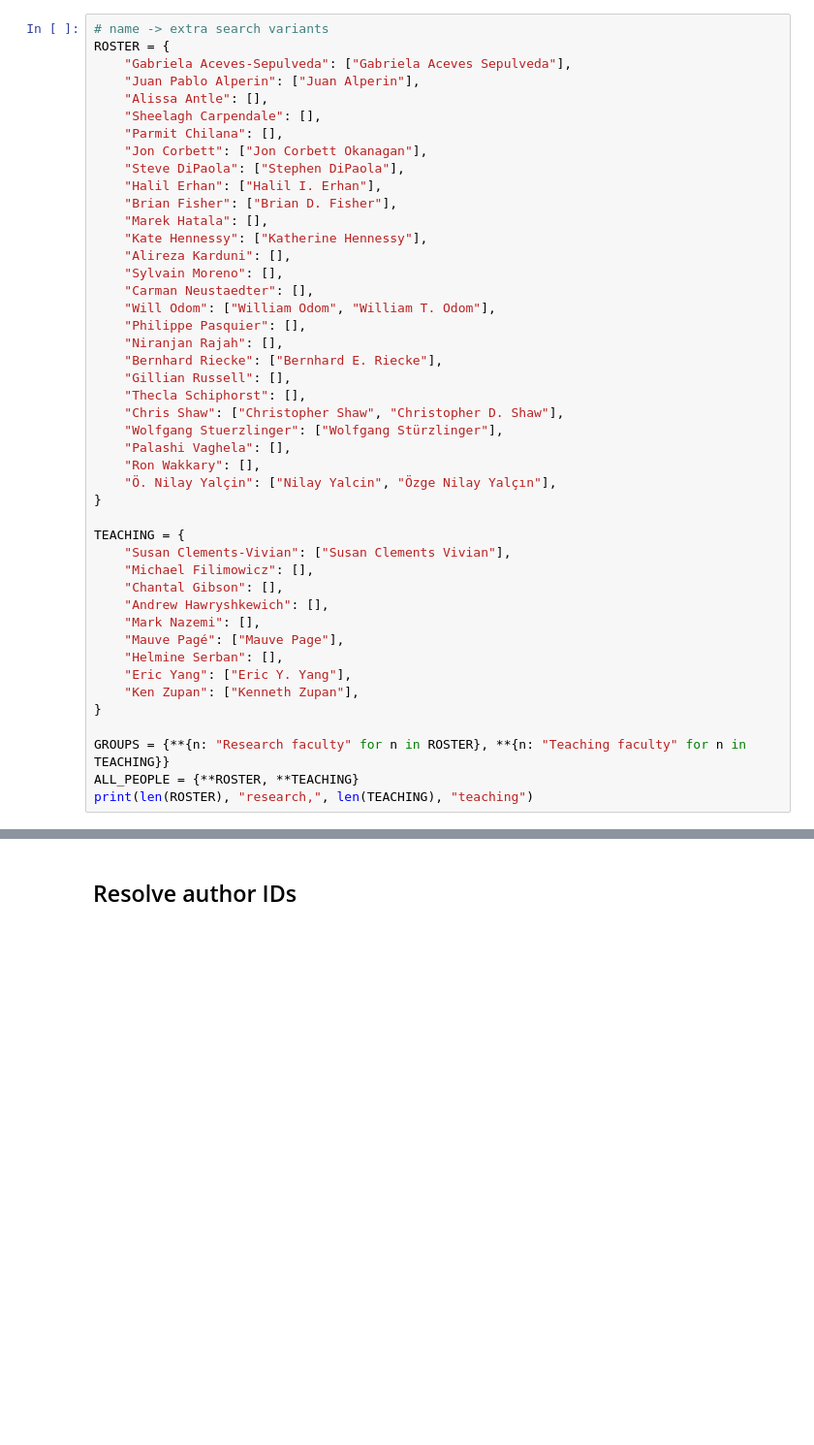
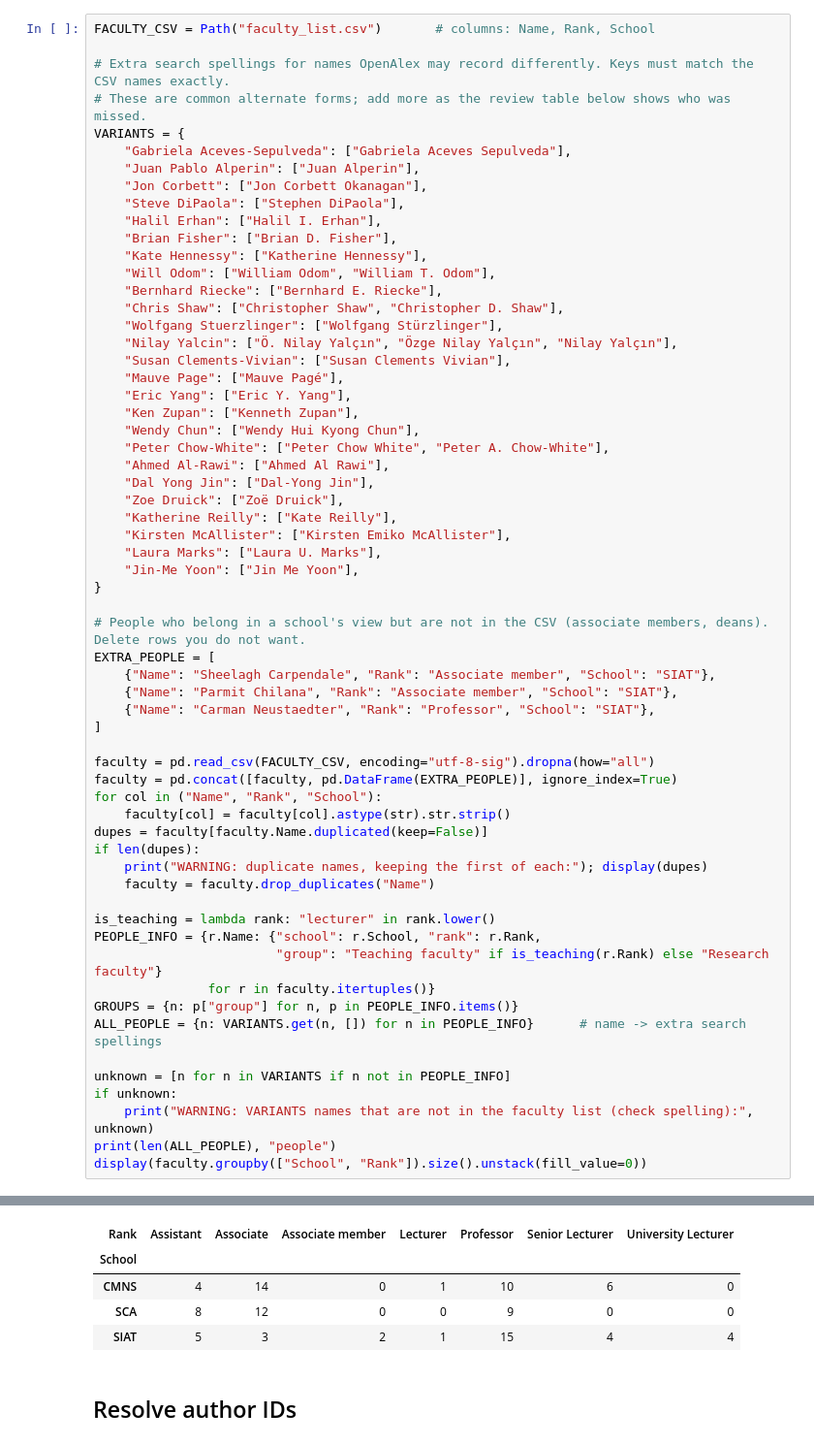
Before and after one commit to ScholCommLab/sfucollab, a Jupyter notebook: siat_collect.ipynb, the cells around one changed output, grey strips where cells are left out. Shown at 97% size. Saved outputs shown, nothing was run; the diff lists cells and outputs as text; blank space fills up the shorter version.

```diff
--- a/siat_collect.ipynb
+++ b/siat_collect.ipynb
@@ -73,48 +75,64 @@ budget()
    'semantic': 10,
    'text': 100}}}
 # %%
-# name -> extra search variants
-ROSTER = {
+FACULTY_CSV = Path("faculty_list.csv")       # columns: Name, Rank, School
+
+# Extra search spellings for names OpenAlex may record differently. Keys must match the CSV names exactly.
+# These are common alternate forms; add more as the review table below shows who was missed.
+VARIANTS = {
     "Gabriela Aceves-Sepulveda": ["Gabriela Aceves Sepulveda"],
     "Juan Pablo Alperin": ["Juan Alperin"],
-    "Alissa Antle": [],
-    "Sheelagh Carpendale": [],
-    "Parmit Chilana": [],
     "Jon Corbett": ["Jon Corbett Okanagan"],
     "Steve DiPaola": ["Stephen DiPaola"],
     "Halil Erhan": ["Halil I. Erhan"],
     "Brian Fisher": ["Brian D. Fisher"],
-    "Marek Hatala": [],
     "Kate Hennessy": ["Katherine Hennessy"],
-    "Alireza Karduni": [],
-    "Sylvain Moreno": [],
-    "Carman Neustaedter": [],
     "Will Odom": ["William Odom", "William T. Odom"],
-    "Philippe Pasquier": [],
-    "Niranjan Rajah": [],
     "Bernhard Riecke": ["Bernhard E. Riecke"],
-    "Gillian Russell": [],
-    "Thecla Schiphorst": [],
     "Chris Shaw": ["Christopher Shaw", "Christopher D. Shaw"],
     "Wolfgang Stuerzlinger": ["Wolfgang Stürzlinger"],
-    "Palashi Vaghela": [],
-    "Ron Wakkary": [],
-    "Ö. Nilay Yalçin": ["Nilay Yalcin", "Özge Nilay Yalçın"],
+    "Nilay Yalcin": ["Ö. Nilay Yalçın", "Özge Nilay Yalçın", "Nilay Yalçın"],
+    "Susan Clements-Vivian": ["Susan Clements Vivian"],
+    "Mauve Page": ["Mauve Pagé"],
+    "Eric Yang": ["Eric Y. Yang"],
+    "Ken Zupan": ["Kenneth Zupan"],
+    "Wendy Chun": ["Wendy Hui Kyong Chun"],
+    "Peter Chow-White": ["Peter Chow White", "Peter A. Chow-White"],
+    "Ahmed Al-Rawi": ["Ahmed Al Rawi"],
+    "Dal Yong Jin": ["Dal-Yong Jin"],
+    "Zoe Druick": ["Zoë Druick"],
+    "Katherine Reilly": ["Kate Reilly"],
+    "Kirsten McAllister": ["Kirsten Emiko McAllister"],
+    "Laura Marks": ["Laura U. Marks"],
+    "Jin-Me Yoon": ["Jin Me Yoon"],
 }
 
-TEACHING = {
-    "Susan Clements-Vivian": ["Susan Clements Vivian"],
-    "Michael Filimowicz": [],
-    "Chantal Gibson": [],
-    "Andrew Hawryshkewich": [],
-    "Mark Nazemi": [],
-    "Mauve Pagé": ["Mauve Page"],
-    "Helmine Serban": [],
-    "Eric Yang": ["Eric Y. Yang"],
-    "Ken Zupan": ["Kenneth Zupan"],
-}
+# People who belong in a school's view but are not in the CSV (associate members, deans). Delete rows you do not want.
+EXTRA_PEOPLE = [
+    {"Name": "Sheelagh Carpendale", "Rank": "Associate member", "School": "SIAT"},
+    {"Name": "Parmit Chilana", "Rank": "Associate member", "School": "SIAT"},
+    {"Name": "Carman Neustaedter", "Rank": "Professor", "School": "SIAT"},
+]
 
-GROUPS = {**{n: "Research faculty" for n in ROSTER}, **{n: "Teaching faculty" for n in TEACHING}}
-ALL_PEOPLE = {**ROSTER, **TEACHING}
-print(len(ROSTER), "research,", len(TEACHING), "teaching")
+faculty = pd.read_csv(FACULTY_CSV, encoding="utf-8-sig").dropna(how="all")
+faculty = pd.concat([faculty, pd.DataFrame(EXTRA_PEOPLE)], ignore_index=True)
+for col in ("Name", "Rank", "School"):
+    faculty[col] = faculty[col].astype(str).str.strip()
+dupes = faculty[faculty.Name.duplicated(keep=False)]
+if len(dupes):
+    print("WARNING: duplicate names, keeping the first of each:"); display(dupes)
+    faculty = faculty.drop_duplicates("Name")
+
+is_teaching = lambda rank: "lecturer" in rank.lower()
+PEOPLE_INFO = {r.Name: {"school": r.School, "rank": r.Rank,
+                        "group": "Teaching faculty" if is_teaching(r.Rank) else "Research faculty"}
+               for r in faculty.itertuples()}
+GROUPS = {n: p["group"] for n, p in PEOPLE_INFO.items()}
+ALL_PEOPLE = {n: VARIANTS.get(n, []) for n in PEOPLE_INFO}      # name -> extra search spellings
+
+unknown = [n for n in VARIANTS if n not in PEOPLE_INFO]
+if unknown:
+    print("WARNING: VARIANTS names that are not in the faculty list (check spelling):", unknown)
+print(len(ALL_PEOPLE), "people")
+display(faculty.groupby(["School", "Rank"]).size().unstack(fill_value=0))
 # %% [output]
@@ -122,3 +140,8 @@ print(len(ROSTER), "research,", len(TEACHING), "teaching")
+| Rank | Assistant | Associate | Associate member | Lecturer | Professor | Senior Lecturer | University Lecturer |
+| School |  |  |  |  |  |  |  |
+| CMNS | 4 | 14 | 0 | 1 | 10 | 6 | 0 |
+| SCA | 8 | 12 | 0 | 0 | 9 | 0 | 0 |
+| SIAT | 5 | 3 | 2 | 1 | 15 | 4 | 4 |
 # %% [markdown]
 ## Resolve author IDs
 # %%
```
Also changed, not shown: parts of 9 cells of this notebook, 6 other files.
